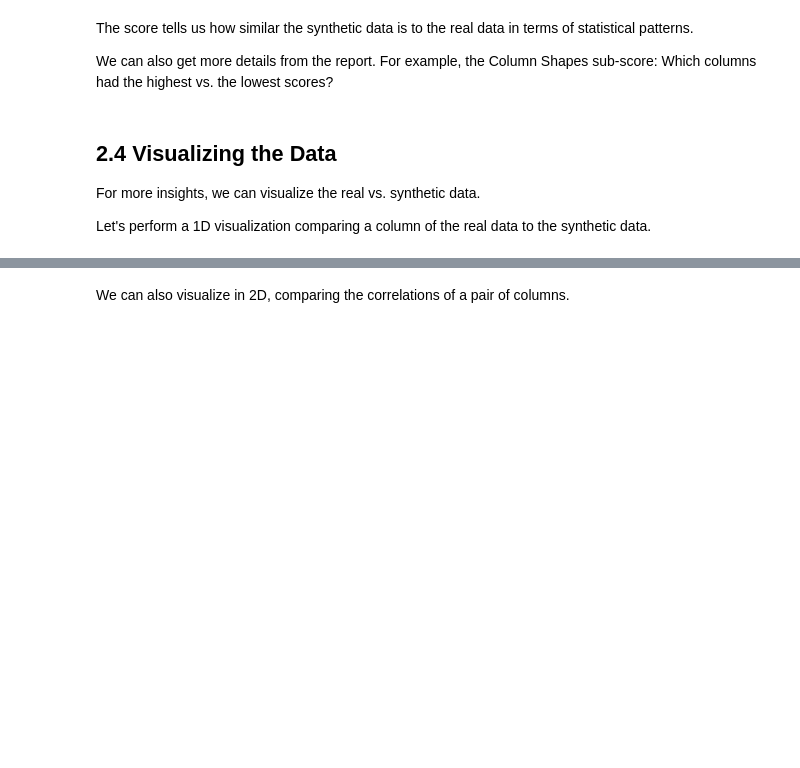
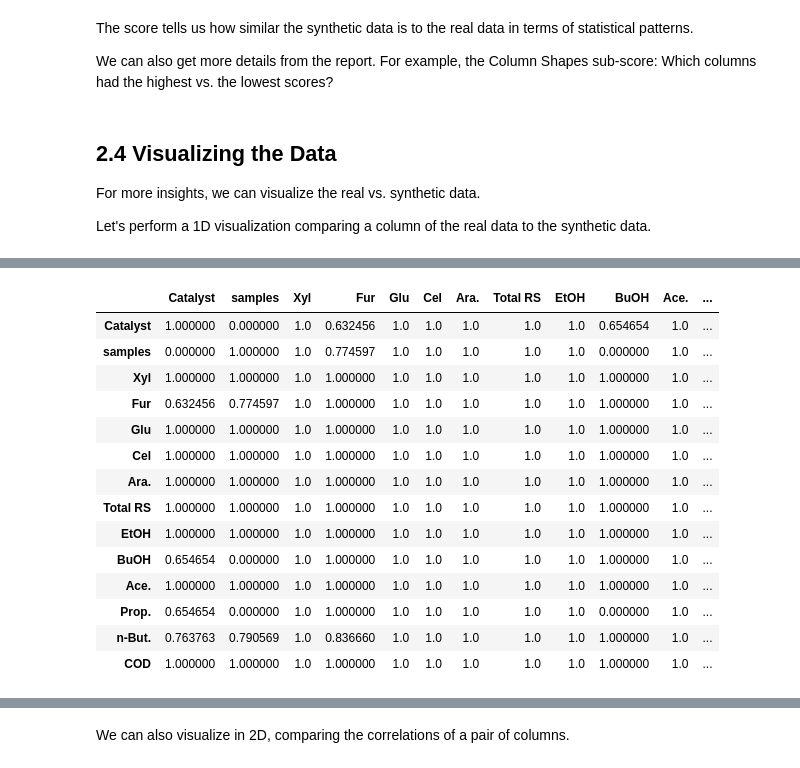
Before and after one commit to umraodeepika7-dotcom/ctgan, a Jupyter notebook: SDV_Synthesize_a_table_(CTGAN).ipynb, the cells around one changed output, grey strips where cells are left out. Drawn from its saved outputs; the diff is of its cells as text; code cells hidden in the pictures; blank space fills up the shorter version.

```diff
--- a/SDV_Synthesize_a_table_(CTGAN).ipynb
+++ b/SDV_Synthesize_a_table_(CTGAN).ipynb
@@ -450,0 +469,18 @@ Let's perform a 1D visualization comparing a column of the real data to the synt
+# %%
+display(real_correlation_matrix)
+# %% [output]
+|  | Catalyst | samples | Xyl | Fur | Glu | Cel | Ara. | Total RS | EtOH | BuOH | Ace. | ... |
+| Catalyst | 1.000000 | 0.000000 | 1.0 | 0.632456 | 1.0 | 1.0 | 1.0 | 1.0 | 1.0 | 0.654654 | 1.0 | ... |
+| samples | 0.000000 | 1.000000 | 1.0 | 0.774597 | 1.0 | 1.0 | 1.0 | 1.0 | 1.0 | 0.000000 | 1.0 | ... |
+| Xyl | 1.000000 | 1.000000 | 1.0 | 1.000000 | 1.0 | 1.0 | 1.0 | 1.0 | 1.0 | 1.000000 | 1.0 | ... |
+| Fur | 0.632456 | 0.774597 | 1.0 | 1.000000 | 1.0 | 1.0 | 1.0 | 1.0 | 1.0 | 1.000000 | 1.0 | ... |
+| Glu | 1.000000 | 1.000000 | 1.0 | 1.000000 | 1.0 | 1.0 | 1.0 | 1.0 | 1.0 | 1.000000 | 1.0 | ... |
+| Cel | 1.000000 | 1.000000 | 1.0 | 1.000000 | 1.0 | 1.0 | 1.0 | 1.0 | 1.0 | 1.000000 | 1.0 | ... |
+| Ara. | 1.000000 | 1.000000 | 1.0 | 1.000000 | 1.0 | 1.0 | 1.0 | 1.0 | 1.0 | 1.000000 | 1.0 | ... |
+| Total RS | 1.000000 | 1.000000 | 1.0 | 1.000000 | 1.0 | 1.0 | 1.0 | 1.0 | 1.0 | 1.000000 | 1.0 | ... |
+| EtOH | 1.000000 | 1.000000 | 1.0 | 1.000000 | 1.0 | 1.0 | 1.0 | 1.0 | 1.0 | 1.000000 | 1.0 | ... |
+| BuOH | 0.654654 | 0.000000 | 1.0 | 1.000000 | 1.0 | 1.0 | 1.0 | 1.0 | 1.0 | 1.000000 | 1.0 | ... |
+| Ace. | 1.000000 | 1.000000 | 1.0 | 1.000000 | 1.0 | 1.0 | 1.0 | 1.0 | 1.0 | 1.000000 | 1.0 | ... |
+| Prop. | 0.654654 | 0.000000 | 1.0 | 1.000000 | 1.0 | 1.0 | 1.0 | 1.0 | 1.0 | 0.000000 | 1.0 | ... |
+| n-But. | 0.763763 | 0.790569 | 1.0 | 0.836660 | 1.0 | 1.0 | 1.0 | 1.0 | 1.0 | 1.000000 | 1.0 | ... |
+| COD | 1.000000 | 1.000000 | 1.0 | 1.000000 | 1.0 | 1.0 | 1.0 | 1.0 | 1.0 | 1.000000 | 1.0 | ... |
```
Also changed, not shown: parts of 18 cells of this notebook.
